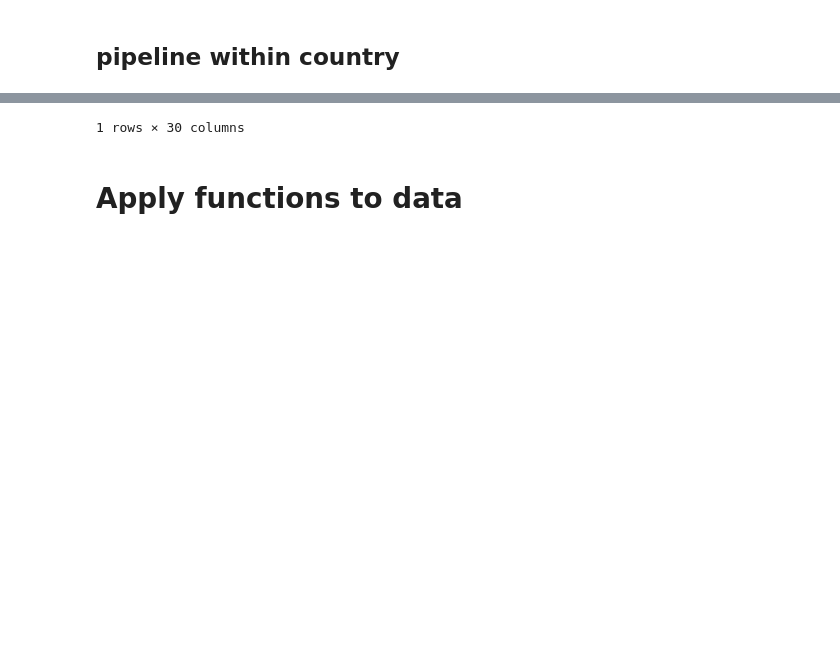
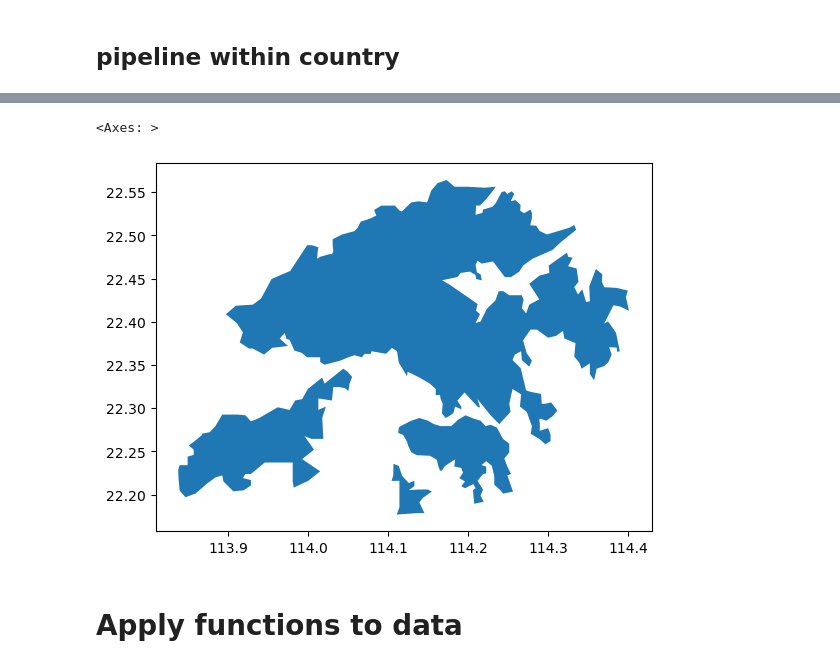
Before and after one commit to GlobalEnergyMonitor/GOIT-GGIT-qc, a Jupyter notebook: notebooks/estimate-length.ipynb, the cells around one changed output, grey strips where cells are left out. Saved outputs shown, nothing was run; the diff lists cells and outputs as text; code cells hidden in the pictures; blank space fills up the shorter version.

```diff
--- a/notebooks/estimate-length.ipynb
+++ b/notebooks/estimate-length.ipynb
@@ -296,5 +296,5 @@ def pipeline_total_length_and_wiggle(pipes_df):
 # %% [markdown]
 ## pipeline within country
 # %%
-eez_and_land_boundaries_gdf[eez_and_land_boundaries_gdf.index=='Hong Kong']
+eez_and_land_boundaries_gdf[eez_and_land_boundaries_gdf.index=='Hong Kong'].plot()
 # %% [output]
@@ -303,4 +301,5 @@ eez_and_land_boundaries_gdf[eez_and_land_boundaries_gdf.index=='Hong Kong']
-1 rows × 30 columns
+<Axes: >
+[figure, added]
 # %%
 def pipeline_within_country(pipeline_ls,
                             pipeline_name,
```
Also changed, not shown: parts of 8 cells of this notebook, 17 other files.
